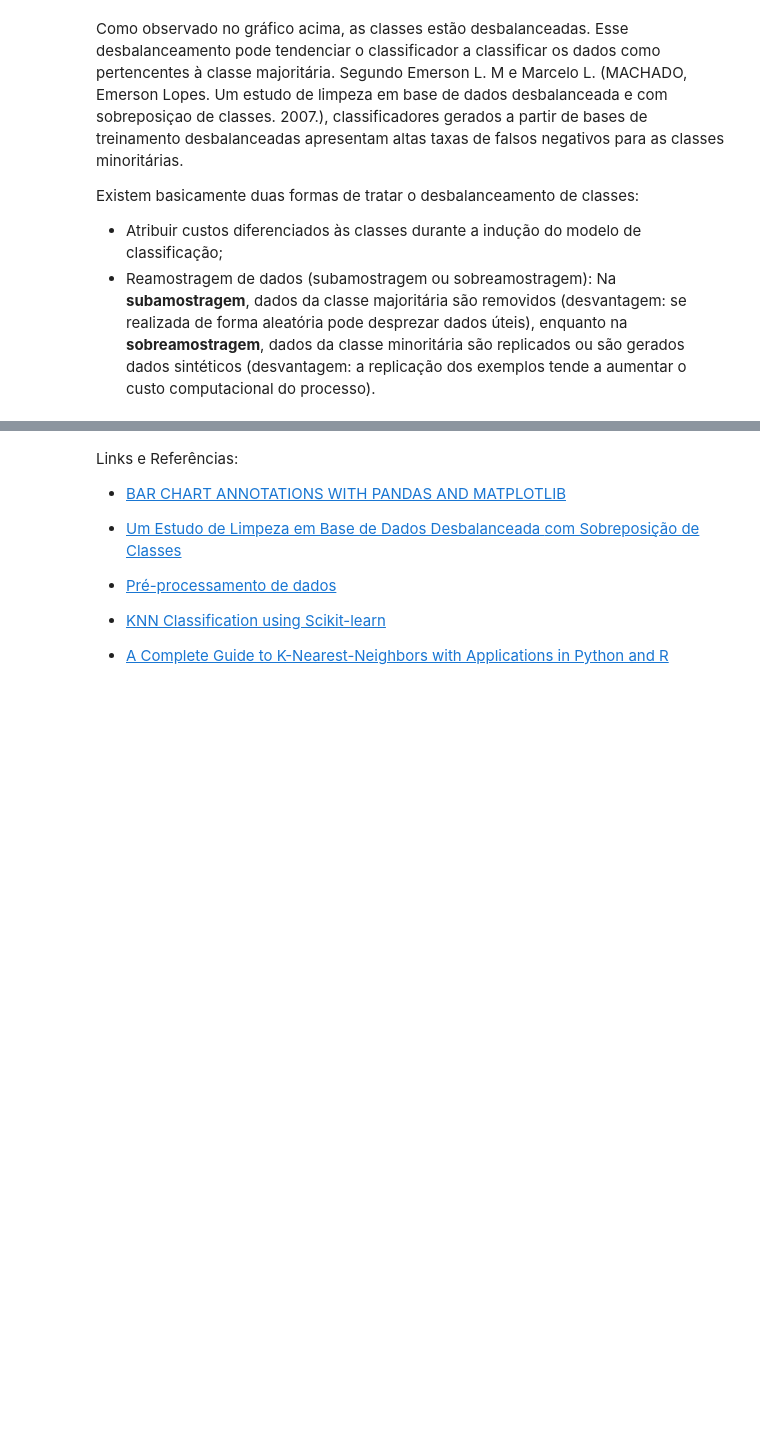
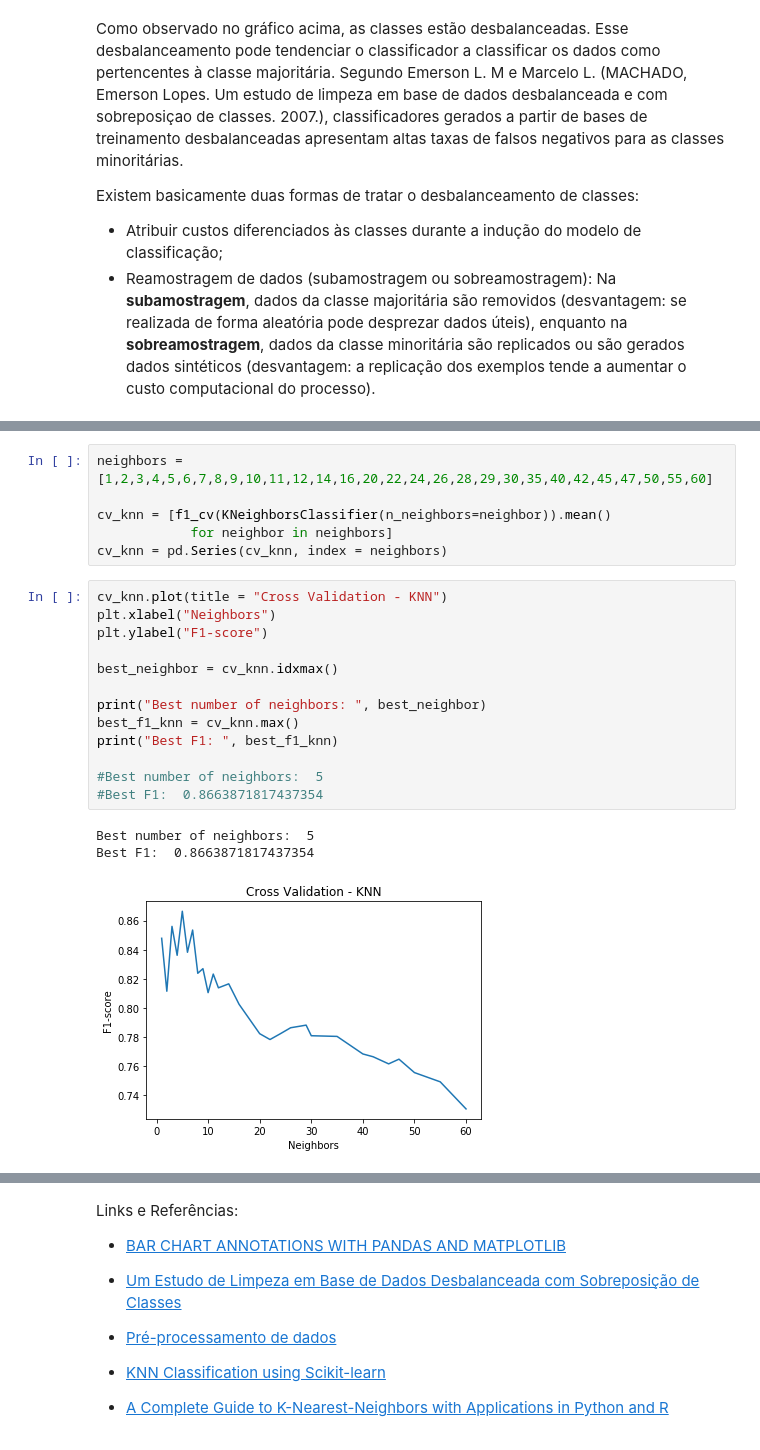
Before and after one commit to andrezaraquel/machinelearning, a Jupyter notebook: classificação/ensembles.ipynb, the cells around one changed output, grey strips where cells are left out. Drawn from its saved outputs; the diff is of its cells as text; blank space fills up the shorter version.

```diff
--- a/classificação/ensembles.ipynb
+++ b/classificação/ensembles.ipynb
@@ -174 +234,24 @@ The optimal number of neighbors is 3
+# %%
+neighbors = [1,2,3,4,5,6,7,8,9,10,11,12,14,16,20,22,24,26,28,29,30,35,40,42,45,47,50,55,60]
+
+cv_knn = [f1_cv(KNeighborsClassifier(n_neighbors=neighbor)).mean()
+            for neighbor in neighbors]
+cv_knn = pd.Series(cv_knn, index = neighbors)
+# %%
+cv_knn.plot(title = "Cross Validation - KNN")
+plt.xlabel("Neighbors")
+plt.ylabel("F1-score")
+
+best_neighbor = cv_knn.idxmax()
+
+print("Best number of neighbors: ", best_neighbor)
+best_f1_knn = cv_knn.max()
+print("Best F1: ", best_f1_knn)
+
+#Best number of neighbors:  5
+#Best F1:  0.8663871817437354
+# %% [output]
+Best number of neighbors:  5
+Best F1:  0.8663871817437354
+[figure, added]
 # %%
```
Also changed, not shown: parts of 42 cells of this notebook, 3 other files.
